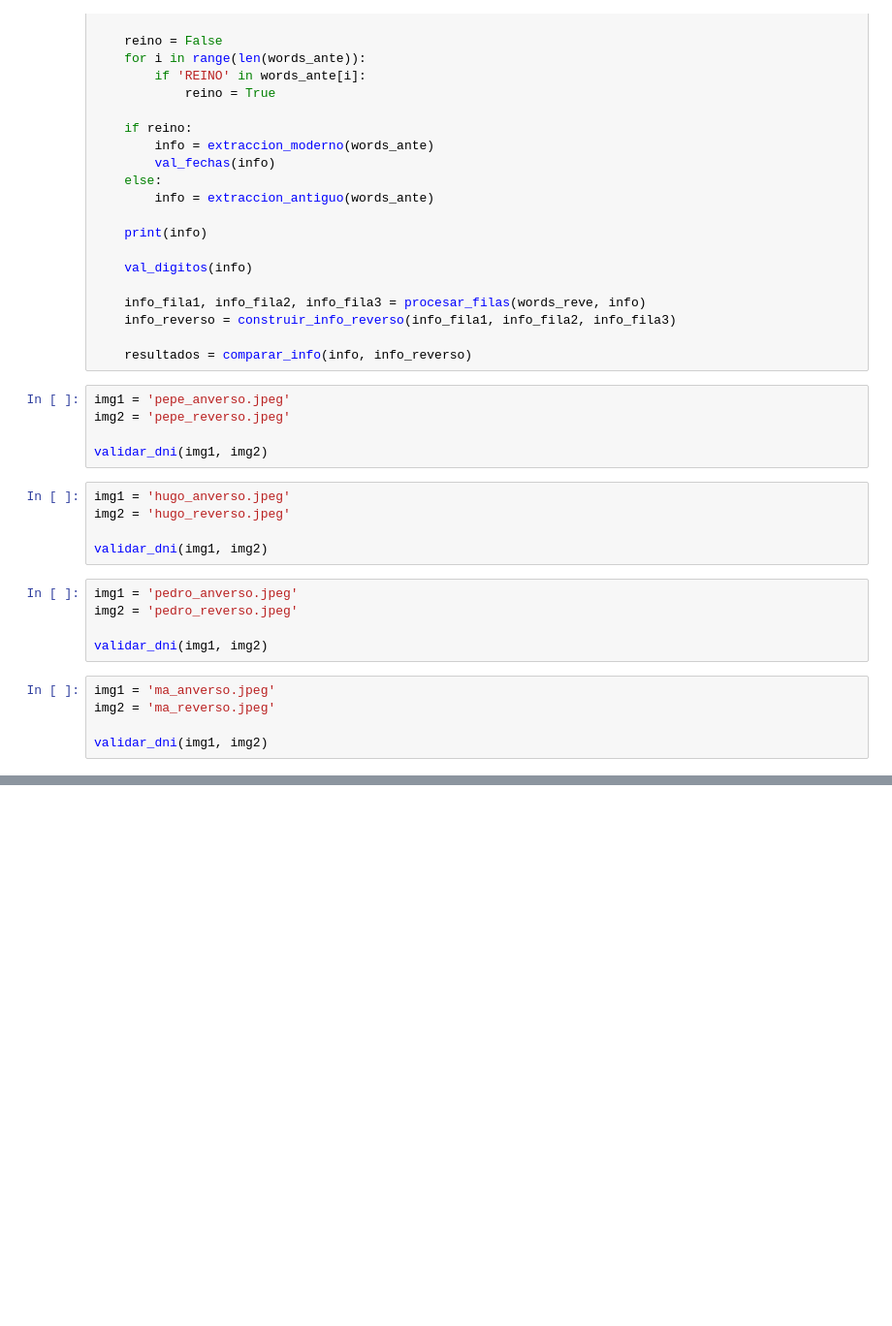
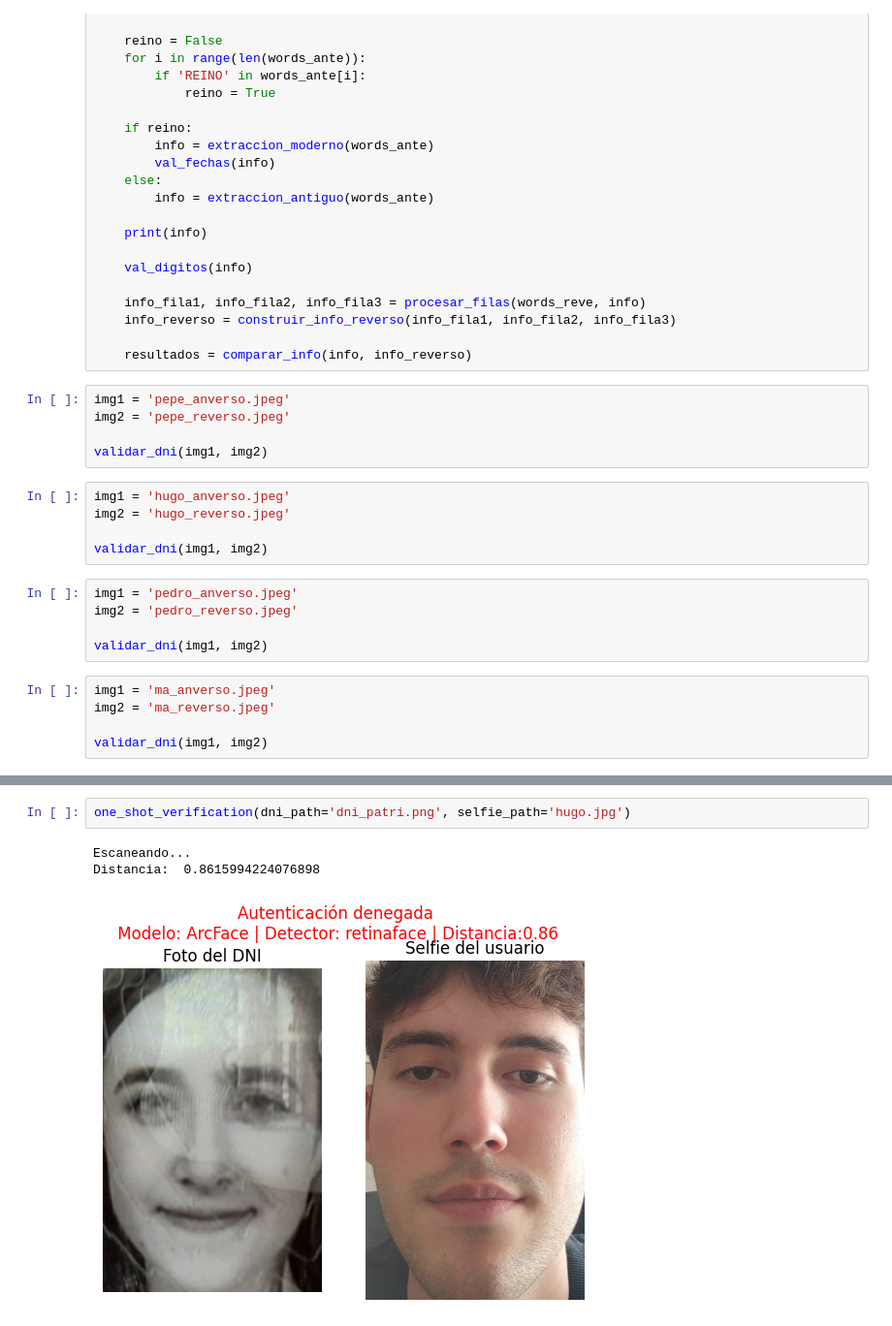
Before and after one commit to hum1-ua/facephichallenge2026_, a Jupyter notebook: main.ipynb, the cells around one changed output, grey strips where cells are left out. Shown at 97% size. Cells and saved outputs as stored; diff of their text form; blank space fills up the shorter version.

```diff
--- a/main.ipynb
+++ b/main.ipynb
@@ -469,0 +511,6 @@ real_time_verification(dni_path="gema.jpg")
+# %%
+one_shot_verification(dni_path='dni_patri.png', selfie_path='hugo.jpg')
+# %% [output]
+Escaneando...
+Distancia:  0.8615994224076898
+[figure, added]
```
Also changed, not shown: parts of 7 cells of this notebook.
